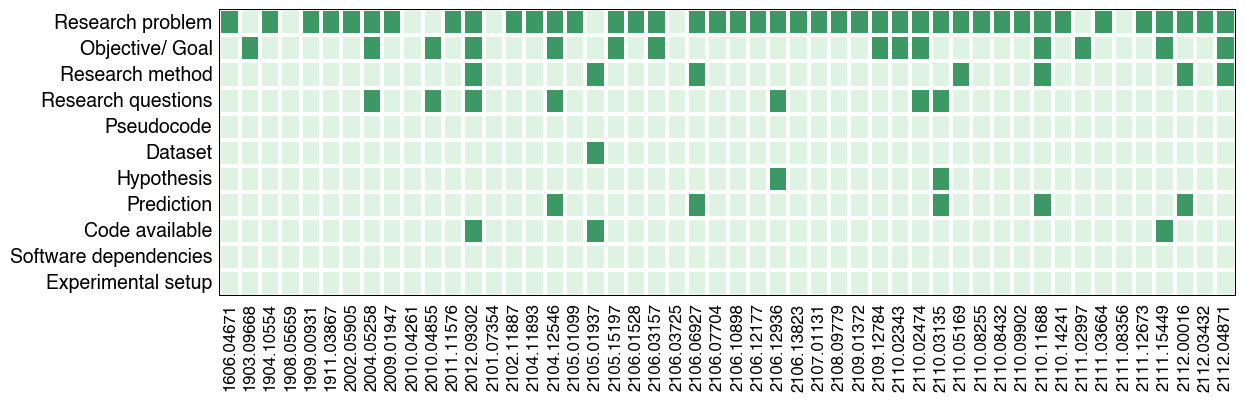
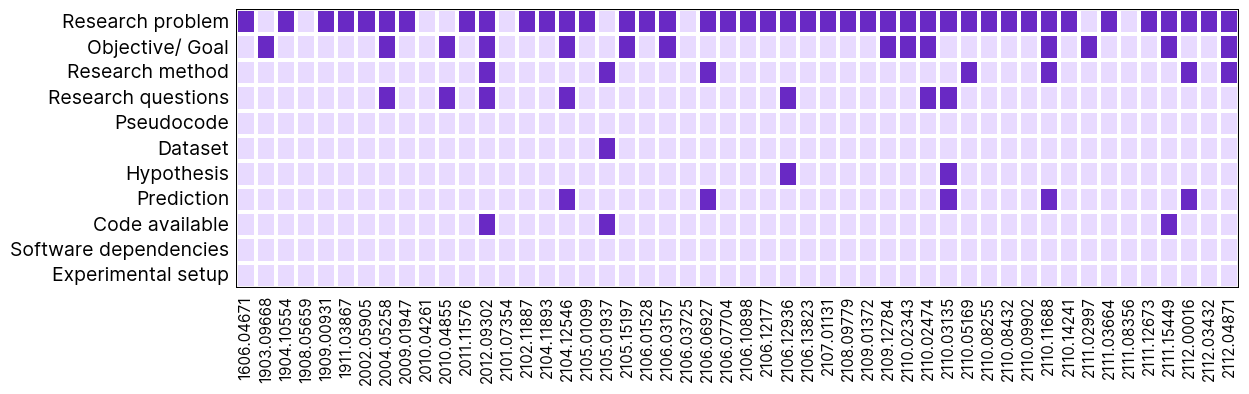
Unified diff of the notebook cell whose output changed from the first chart to the second:
--- before
+++ after
@@ -6,5 +6,6 @@
     # Two-color scheme (empty, filled)
     # custom_cmap = ListedColormap(["#FFF0F0", "#E74C3C"])
-    custom_cmap = ListedColormap(["#DFF3E3", "#3D9963"])
+    # custom_cmap = ListedColormap(["#DFF3E3", "#3D9963"])
+    custom_cmap = ListedColormap(["#e8daff", "#6929c4"])
 
     fig, ax = plt.subplots(figsize=(12, 4), tight_layout={"pad": 1.5})
@@ -26,9 +27,10 @@
     
     for tick in ax.get_xticklabels():
-        tick.set_fontsize(12)
+        tick.set_fontsize(11)
     for tick in ax.get_yticklabels():
         tick.set_fontsize(14)
     plt.savefig(current_figures_dir + "hm_abstract_llama32.png", dpi=1280, bbox_inches="tight")
     plt.savefig(thesis_figures_dir + "hm_abstract_llama32.png", dpi=1280, bbox_inches="tight")
+    plt.savefig(presentation_figures_dir + "hm_abstract_llama32.png", dpi=1280, bbox_inches="tight")
 
     plt.show()

Commit: fix plot legend order; remove webui urls